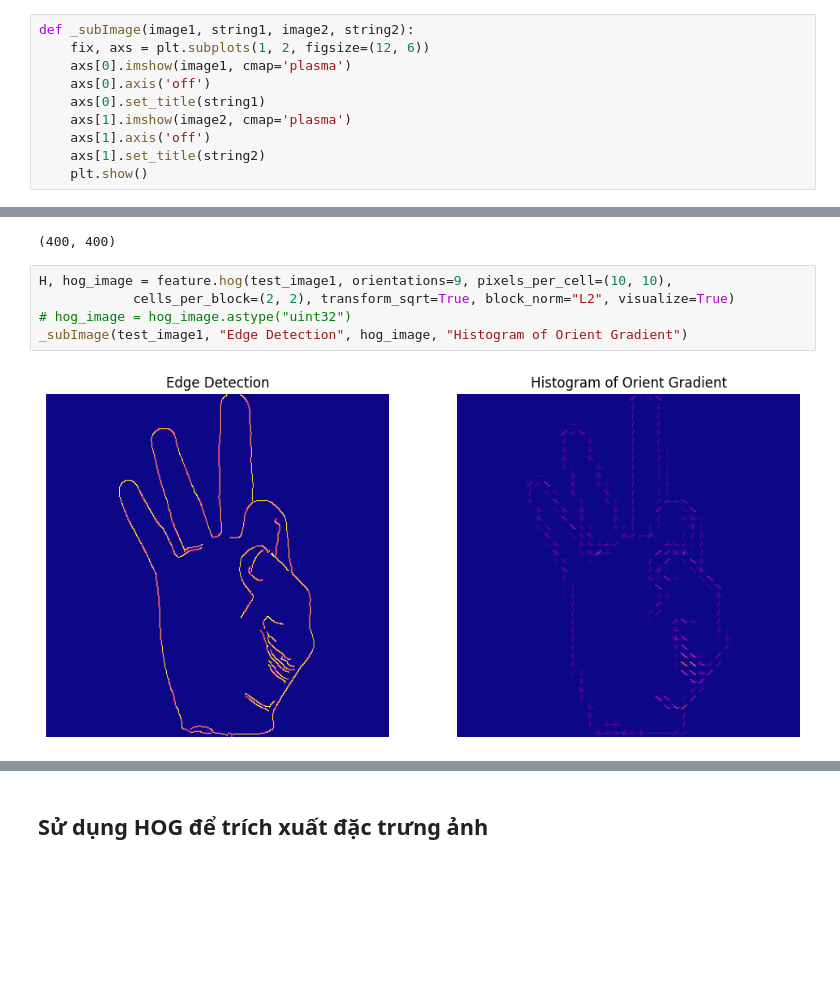
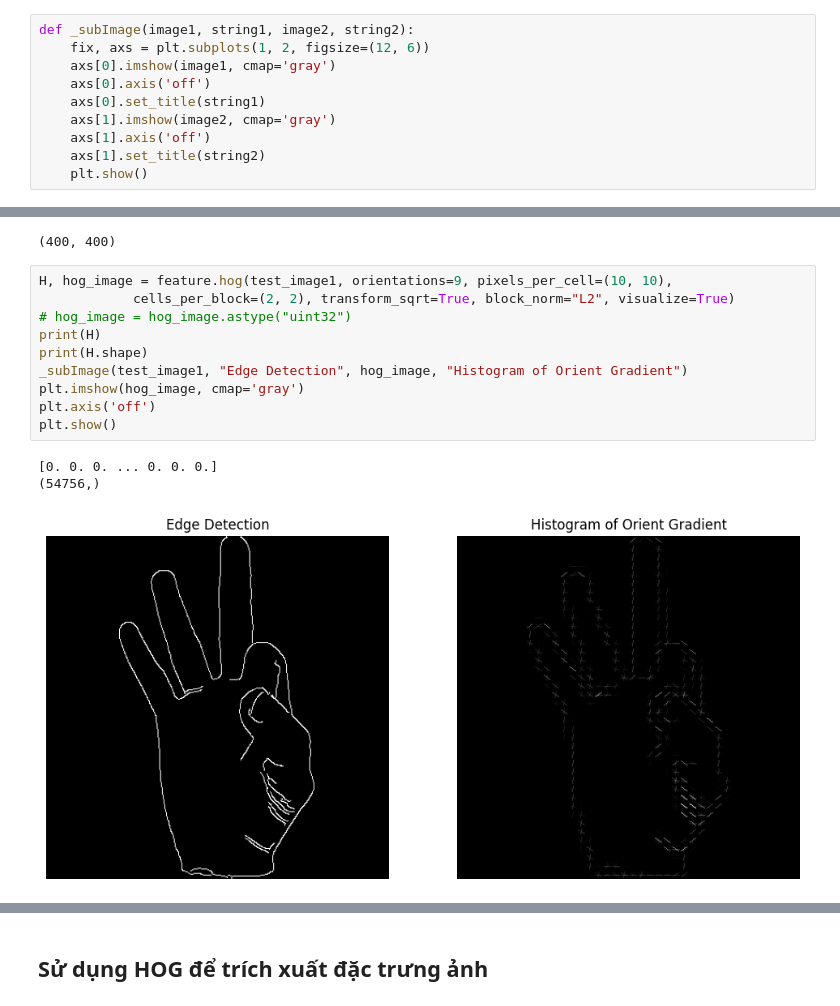
Before and after one commit to TruongDuy2607/HandGestureRecognition, a Jupyter notebook: HandGesture.ipynb, the cells around one changed output, grey strips where cells are left out. Drawn from its saved outputs; the diff is of its cells as text; blank space fills up the shorter version.

```diff
--- a/HandGesture.ipynb
+++ b/HandGesture.ipynb
@@ -15,10 +15,10 @@ from sklearn.neighbors import KNeighborsClassifier
 # %%
 def _subImage(image1, string1, image2, string2):
     fix, axs = plt.subplots(1, 2, figsize=(12, 6))
-    axs[0].imshow(image1, cmap='plasma')
+    axs[0].imshow(image1, cmap='gray')
     axs[0].axis('off')
     axs[0].set_title(string1)
-    axs[1].imshow(image2, cmap='plasma')
+    axs[1].imshow(image2, cmap='gray')
     axs[1].axis('off')
     axs[1].set_title(string2)
     plt.show()
@@ -40,7 +40,14 @@ test_image.shape
 # %%
 H, hog_image = feature.hog(test_image1, orientations=9, pixels_per_cell=(10, 10),
             cells_per_block=(2, 2), transform_sqrt=True, block_norm="L2", visualize=True)
 # hog_image = hog_image.astype("uint32")
+print(H)
+print(H.shape)
 _subImage(test_image1, "Edge Detection", hog_image, "Histogram of Orient Gradient")
+plt.imshow(hog_image, cmap='gray')
+plt.axis('off')
+plt.show()
 # %% [output]
+[0. 0. 0. ... 0. 0. 0.]
+(54756,)
-[figure, old version]
+[figure, new version]
```
Also changed, not shown: parts of 7 cells of this notebook, 1 other file.
